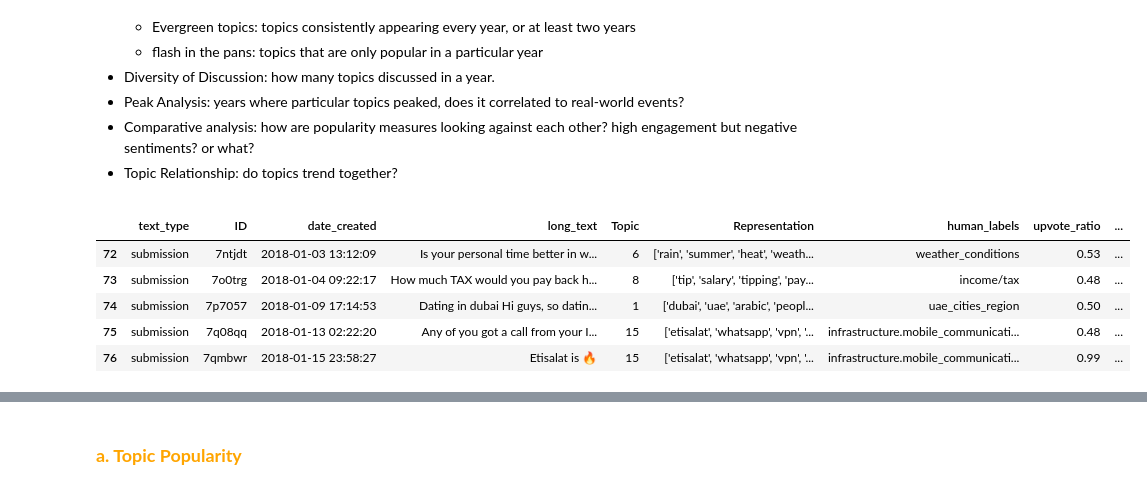
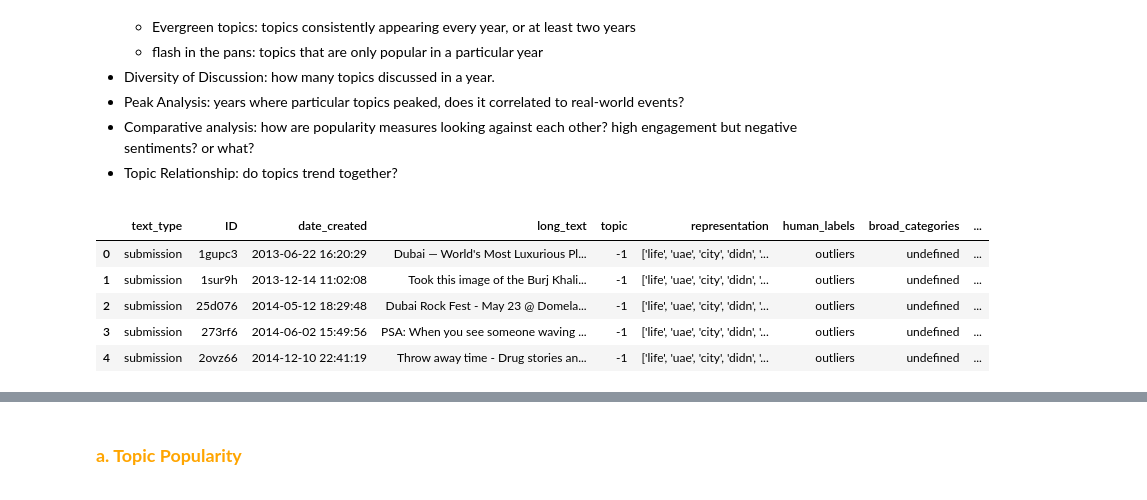
Before and after one commit to luisanomayo/MSc_Thesis_NLP_topic_modelling, a Jupyter notebook: timeseries_analysis/time_series_analysis.ipynb, the cells around one changed output, grey strips where cells are left out. Saved outputs shown, nothing was run; the diff lists cells and outputs as text; code cells hidden in the pictures.

```diff
--- a/timeseries_analysis/time_series_analysis.ipynb
+++ b/timeseries_analysis/time_series_analysis.ipynb
@@ -360,28 +406,17 @@ sub_upvotes.to_csv('../Data/sub_upvotes.csv')
 # %%
 #exclude unwanted topics
 #include entries for month and month&year
 #check total number of entries per year
 #exclude years with sparse data
 
 data = pd.read_csv('../Data/sub_upvotes.csv') #load dataset
+data.drop(columns=['Unnamed: 0'], inplace = True) #drop unwanted column
 
-#include entries for month_year
-data['month_year'] = pd.to_datetime(data['date_created']).dt.to_period('M')
-data.drop(columns=['Unnamed: 0'], inplace = True)
-
-#exclude unwanted_topics
-topic_mask = data['human_labels'].isin(['undefined', 'unrelated_theme', 'reddit_usage'])
-filtered_data = data[~topic_mask]
-
-#exclude period with sparse data
-year_mask = filtered_data['year']<2018
-df = filtered_data[~year_mask]
-
-df.head()
+data.head()
 # %% [output]
-|  | text_type | ID | date_created | long_text | Topic | Representation | human_labels | upvote_ratio | ... |
-| 72 | submission | 7ntjdt | 2018-01-03 13:12:09 | Is your personal time better in w... | 6 | ['rain', 'summer', 'heat', 'weath... | weather_conditions | 0.53 | ... |
-| 73 | submission | 7o0trg | 2018-01-04 09:22:17 | How much TAX would you pay back h... | 8 | ['tip', 'salary', 'tipping', 'pay... | income/tax | 0.48 | ... |
-| 74 | submission | 7p7057 | 2018-01-09 17:14:53 | Dating in dubai Hi guys, so datin... | 1 | ['dubai', 'uae', 'arabic', 'peopl... | uae_cities_region | 0.50 | ... |
-| 75 | submission | 7q08qq | 2018-01-13 02:22:20 | Any of you got a call from your I... | 15 | ['etisalat', 'whatsapp', 'vpn', '... | infrastructure.mobile_communicati... | 0.48 | ... |
-| 76 | submission | 7qmbwr | 2018-01-15 23:58:27 | Etisalat is 🔥 | 15 | ['etisalat', 'whatsapp', 'vpn', '... | infrastructure.mobile_communicati... | 0.99 | ... |
+|  | text_type | ID | date_created | long_text | topic | representation | human_labels | broad_categories | ... |
+| 0 | submission | 1gupc3 | 2013-06-22 16:20:29 | Dubai — World's Most Luxurious Pl... | -1 | ['life', 'uae', 'city', 'didn', '... | outliers | undefined | ... |
+| 1 | submission | 1sur9h | 2013-12-14 11:02:08 | Took this image of the Burj Khali... | -1 | ['life', 'uae', 'city', 'didn', '... | outliers | undefined | ... |
+| 2 | submission | 25d076 | 2014-05-12 18:29:48 | Dubai Rock Fest - May 23 @ Domela... | -1 | ['life', 'uae', 'city', 'didn', '... | outliers | undefined | ... |
+| 3 | submission | 273rf6 | 2014-06-02 15:49:56 | PSA: When you see someone waving ... | -1 | ['life', 'uae', 'city', 'didn', '... | outliers | undefined | ... |
+| 4 | submission | 2ovz66 | 2014-12-10 22:41:19 | Throw away time - Drug stories an... | -1 | ['life', 'uae', 'city', 'didn', '... | outliers | undefined | ... |
```
Also changed, not shown: parts of 55 cells of this notebook.
